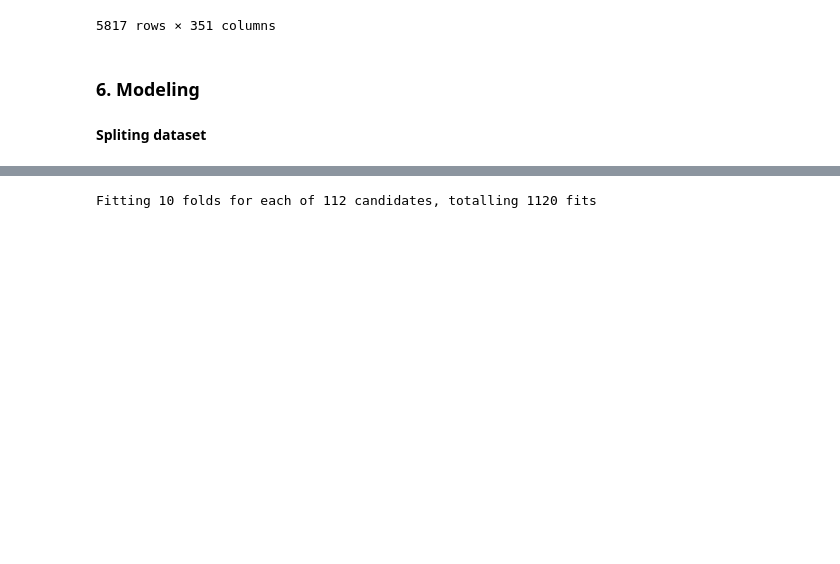
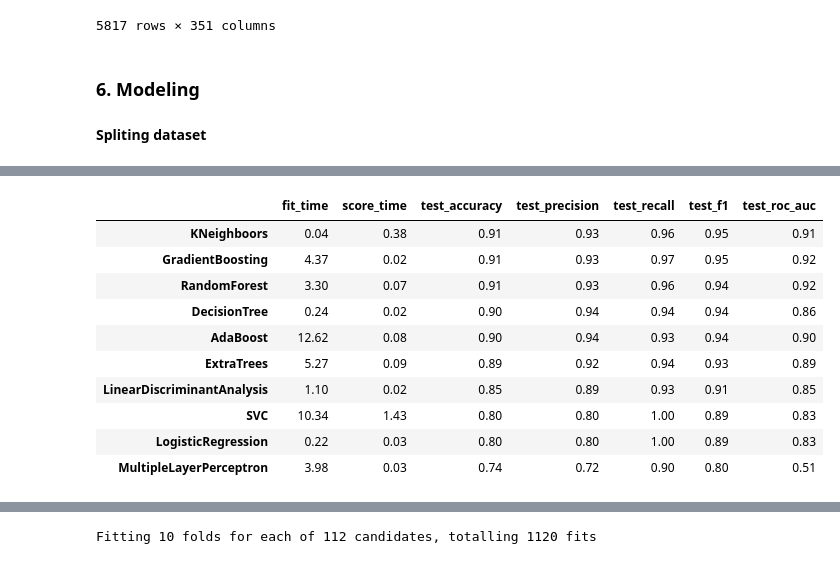
Before and after one commit to Fabiqula/Manufacturing-QC-OK-NOK-Prediction-Model, a Jupyter notebook: QC_incoming_goods_prediction.ipynb, the cells around one changed output, grey strips where cells are left out. Drawn from its saved outputs; the diff is of its cells as text; code cells hidden in the pictures; blank space fills up the shorter version.

```diff
--- a/QC_incoming_goods_prediction.ipynb
+++ b/QC_incoming_goods_prediction.ipynb
@@ -1368,0 +1452,14 @@ g = g.set_title("Cross validation scores")
+# %%
+cv_res_df.sort_values(by='test_f1', ascending=False)
+# %% [output]
+|  | fit_time | score_time | test_accuracy | test_precision | test_recall | test_f1 | test_roc_auc |
+| KNeighboors | 0.04 | 0.38 | 0.91 | 0.93 | 0.96 | 0.95 | 0.91 |
+| GradientBoosting | 4.37 | 0.02 | 0.91 | 0.93 | 0.97 | 0.95 | 0.92 |
+| RandomForest | 3.30 | 0.07 | 0.91 | 0.93 | 0.96 | 0.94 | 0.92 |
+| DecisionTree | 0.24 | 0.02 | 0.90 | 0.94 | 0.94 | 0.94 | 0.86 |
+| AdaBoost | 12.62 | 0.08 | 0.90 | 0.94 | 0.93 | 0.94 | 0.90 |
+| ExtraTrees | 5.27 | 0.09 | 0.89 | 0.92 | 0.94 | 0.93 | 0.89 |
+| LinearDiscriminantAnalysis | 1.10 | 0.02 | 0.85 | 0.89 | 0.93 | 0.91 | 0.85 |
+| SVC | 10.34 | 1.43 | 0.80 | 0.80 | 1.00 | 0.89 | 0.83 |
+| LogisticRegression | 0.22 | 0.03 | 0.80 | 0.80 | 1.00 | 0.89 | 0.83 |
+| MultipleLayerPerceptron | 3.98 | 0.03 | 0.74 | 0.72 | 0.90 | 0.80 | 0.51 |
```
Also changed, not shown: parts of 20 cells of this notebook.
